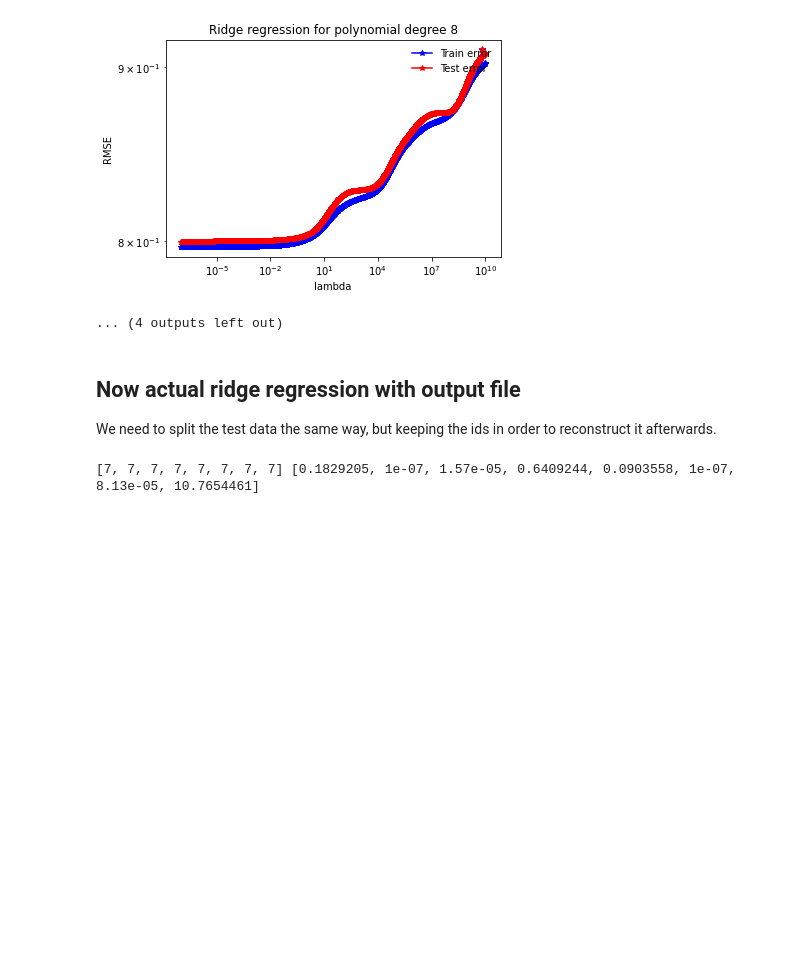
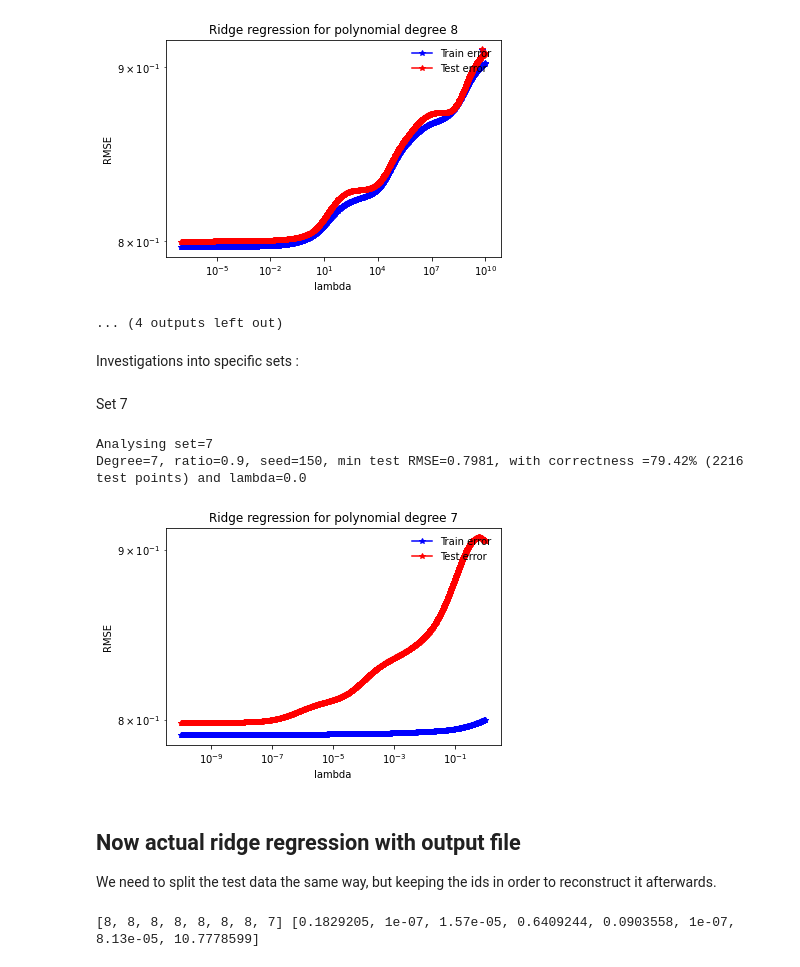
Before and after one commit to ATchelet/ML_course, a Jupyter notebook: projects/project1/scripts/th_ridge_split8sets.ipynb, the cells around one changed output. Drawn from its saved outputs; the diff is of its cells as text; code cells hidden in the pictures; blank space fills up the shorter version.

Commit message:
82.4% correct with 8 split and ridge

```diff
--- a/projects/project1/scripts/th_ridge_split8sets.ipynb
+++ b/projects/project1/scripts/th_ridge_split8sets.ipynb
@@ -176,13 +180,32 @@ Analysing set=5
 Degree=8, ratio=0.9, seed=150, min test RMSE=0.7996, with correctness =77.79% (7754 test points) and lambda=1e-07
 [figure]
 ... (4 outputs left out)
+# %% [markdown]
+Investigations into specific sets :
+# %% [markdown]
+Set 7
+# %%
+seed = 150
+degree = 7
+split_ratio = 0.9
+lambdas = np.logspace(-5, 10, 1000)
+
+set_i = 7
+
+print(f"\nAnalysing set={set_i}")
+min_rmse_te, min_w_te, best_lambda = ridge_regression_lambdas(tx_split[set_i], y_split[set_i], degree, split_ratio, seed, lambdas)
+# %% [output]
+Analysing set=7
+Degree=7, ratio=0.9, seed=150, min test RMSE=0.7981, with correctness =79.42% (2216 test points) and lambda=0.0
+[figure, added]
 # %% [markdown]
 ## Now actual ridge regression with output file
 
 We need to split the test data the same way, but keeping the ids in order to reconstruct it afterwards.
 # %%
-best_degrees = 8*[8]
-best_lambdas = [0.1829205, 1e-07, 1.57e-05, 0.6409244, 0.0903558, 1e-07, 8.13e-05, 10.7654461]
+# parameters chosen from above tests
+best_degrees = 7*[8] + [7]
+best_lambdas = [0.1829205, 1e-07, 1.57e-05, 0.6409244, 0.0903558, 1e-07, 8.13e-05, 10.7778599]
 print(best_degrees, best_lambdas)
 # %% [output]
-[7, 7, 7, 7, 7, 7, 7, 7] [0.1829205, 1e-07, 1.57e-05, 0.6409244, 0.0903558, 1e-07, 8.13e-05, 10.7654461]
+[8, 8, 8, 8, 8, 8, 8, 7] [0.1829205, 1e-07, 1.57e-05, 0.6409244, 0.0903558, 1e-07, 8.13e-05, 10.7778599]
```
Also changed, not shown: parts of 11 cells of this notebook, 2 other files.
